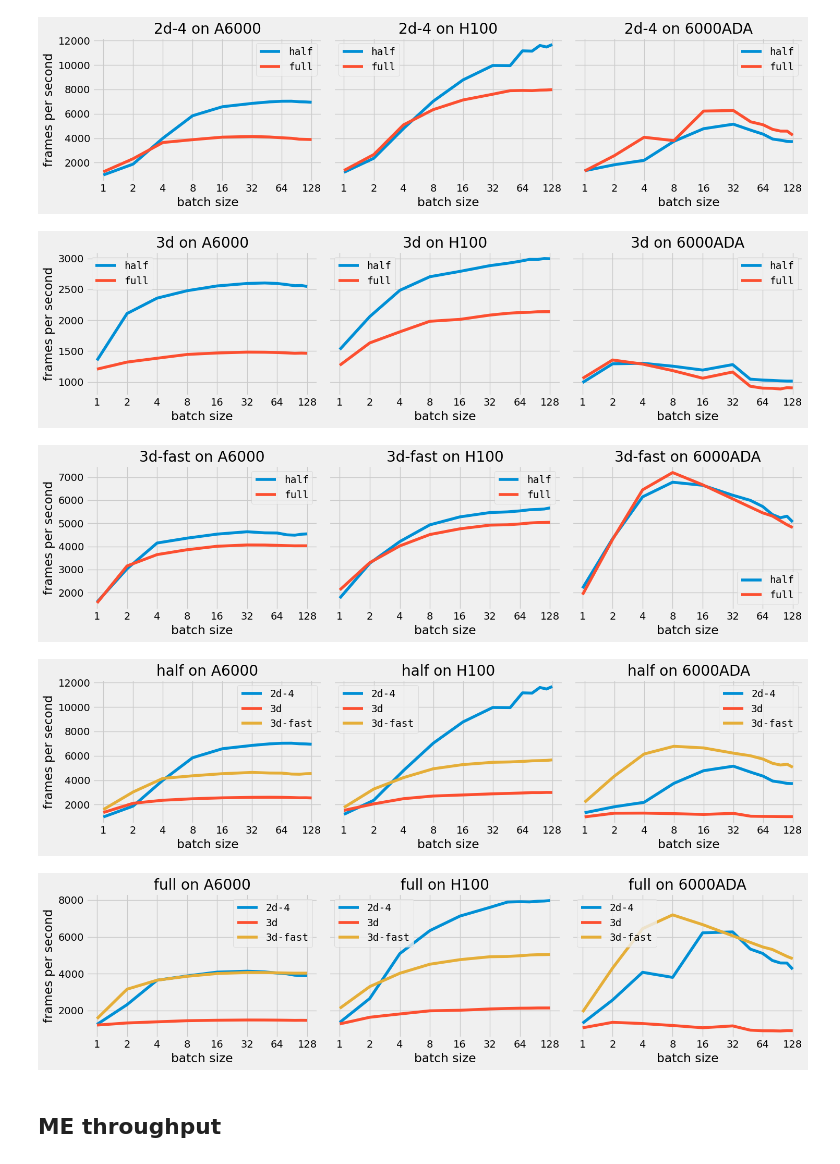
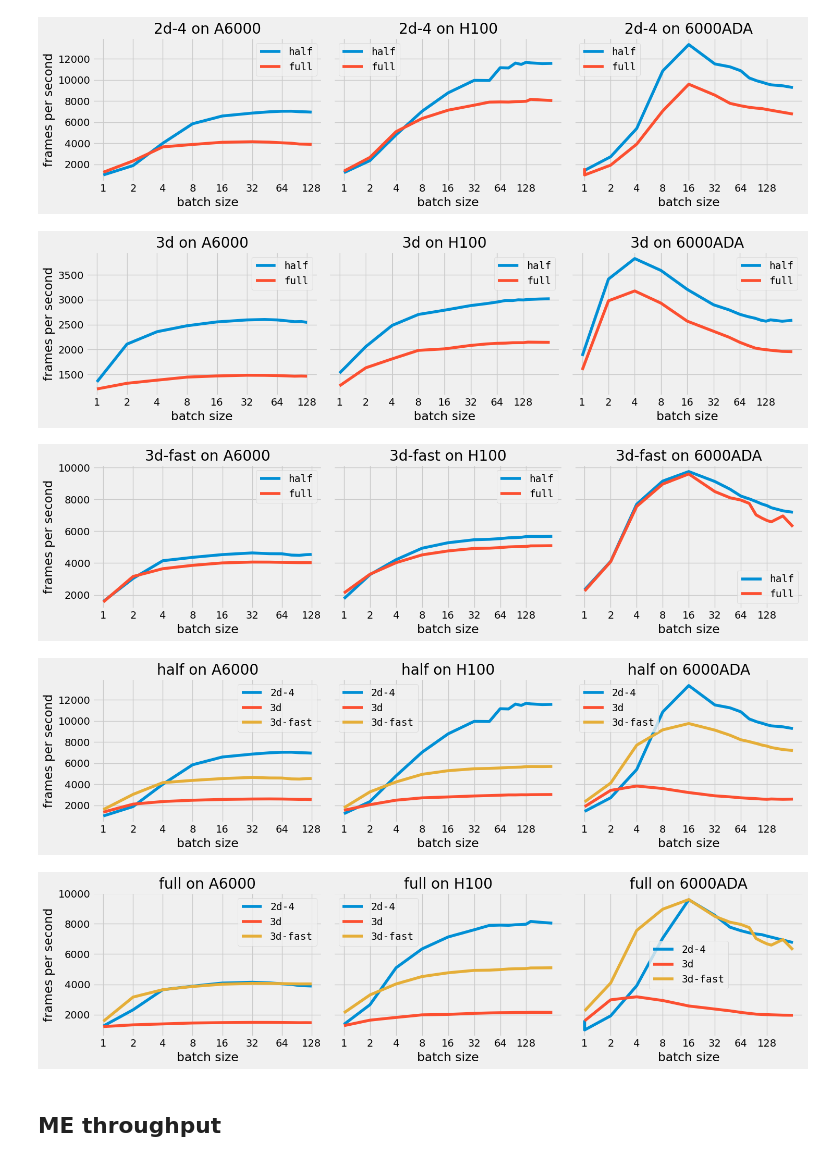
Before and after one commit to pphuangyi/fast_bcae, a Jupyter notebook: rtid/ae/inference/plot.ipynb, the cells around one changed output. Drawn from its saved outputs; the diff is of its cells as text; code cells hidden in the pictures.

```diff
--- a/rtid/ae/inference/plot.ipynb
+++ b/rtid/ae/inference/plot.ipynb
@@ -13,7 +13,10 @@ RESULT_ROOT = Path('/home/yhuang2/PROJs/rtid/rtid/ae/inference/inference_speed_r
 MODELS = ('2d-4', '3d', '3d-fast')
 MACHINES = ('A6000', 'H100', '6000ADA')
 # A6000 and 6000ADA from sphenix, H100 from tara on a6k
-GPU_ID_MAP = {'A6000': 0, '6000ADA': 2, 'H100': 0}
+GPU_ID_MAP = {'A6000': 0, 'H100': 0, '6000ADA': 0}
+FOLD_MAP = {'A6000': 'inference_speed_A6000',
+            'H100': 'inference_speed_H100',
+            '6000ADA': 'inference_speed_6000ADA-venus-full-compiled'}
 # %%
 def format_x_axis(ax):
     ax.set_xscale('log', base=2)
@@ -28,7 +31,7 @@ def format_x_axis(ax):
 for machine in MACHINES:
 
     gpu_id = GPU_ID_MAP[machine]
-    result_folder = RESULT_ROOT/f'inference_speed_{machine}/'
+    result_folder = RESULT_ROOT/FOLD_MAP[machine]
 
     for model in MODELS:
         fig, ax = plt.subplots(1, 1, figsize=(5, 4))
@@ -54,7 +57,7 @@ for machine in MACHINES:
 for machine in MACHINES:
 
     gpu_id = GPU_ID_MAP[machine]
-    result_folder = RESULT_ROOT/f'inference_speed_{machine}/'
+    result_folder = RESULT_ROOT/FOLD_MAP[machine]
 
     for precision in ('half', 'full'):
         fig, ax = plt.subplots(1, 1, figsize=(5, 4))
@@ -86,7 +89,7 @@ for model in MODELS:
     for machine, ax in zip(MACHINES, axes):
 
         gpu_id = GPU_ID_MAP[machine]
-        result_folder = RESULT_ROOT/f'inference_speed_{machine}/'
+        result_folder = RESULT_ROOT/FOLD_MAP[machine]
 
         for precision in ('half', 'full'):
             fname = result_folder/f'inference_speed_{gpu_id}_{model}_{precision}.csv'
@@ -99,32 +102,32 @@ for model in MODELS:
     fig.tight_layout()
     fig.savefig(f'plots/machine_comparison_{model}.png', dpi=600, transparent=True, bbox_inches='tight')
 # %% [output]
-[figure, old version]
+[figure, new version]
-[figure, old version]
+[figure, new version]
-[figure, old version]
+[figure, new version]
 # %%
 for precision in ('half', 'full'):
     fig, axes = plt.subplots(1, len(MACHINES),
                              figsize=(len(MACHINES) * 5, 4),
                              sharey=True)
     for machine, ax in zip(MACHINES, axes):
 
         gpu_id = GPU_ID_MAP[machine]
-        result_folder = RESULT_ROOT/f'inference_speed_{machine}/'
+        result_folder = RESULT_ROOT/FOLD_MAP[machine]
 
         for model in MODELS:
             fname = result_folder/f'inference_speed_{gpu_id}_{model}_{precision}.csv'
             df = pd.read_csv(fname)
 
             df.plot(x='batch_size', y='frames_per_second', ax=ax, label=model)
             format_x_axis(ax)
             ax.set_title(f'{precision} on {machine}')
 
     fig.tight_layout()
     fig.savefig(f'plots/machine_comparison_{precision}.png', dpi=600, transparent=True, bbox_inches='tight')
 # %% [output]
-[figure, old version]
+[figure, new version]
-[figure, old version]
+[figure, new version]
 # %% [markdown]
 ## ME throughput
 # %%
```
Also changed, not shown: parts of 4 cells of this notebook, 27 other files.
